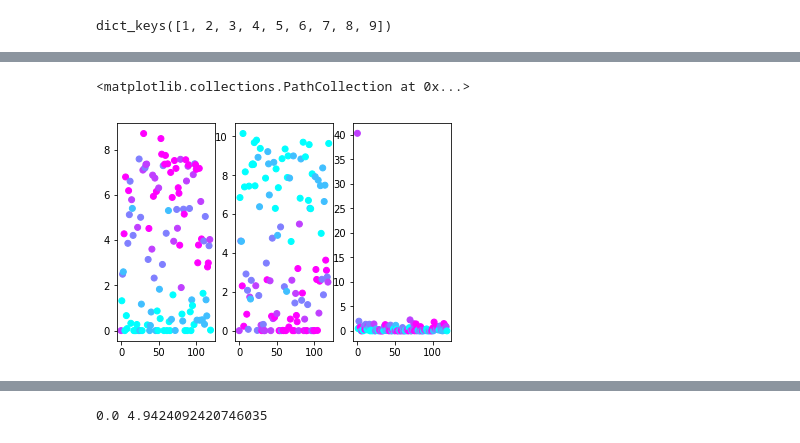
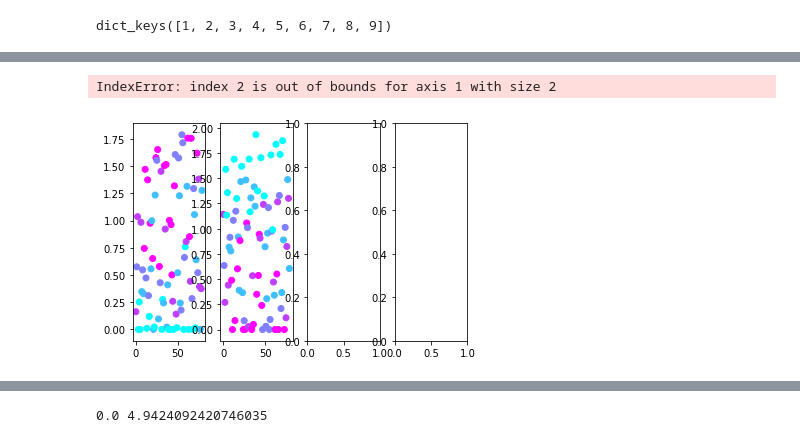
Before and after one commit to GiocomoLab/MightyMorphingPhotonRangers, a Jupyter notebook: NMF/NMFdebugging.ipynb, the cells around one changed output, grey strips where cells are left out. Cells and saved outputs as stored; diff of their text form; code cells hidden in the pictures.

Commit message:
clean up and add some plots for similarity stuff

```diff
--- a/NMF/NMFdebugging.ipynb
+++ b/NMF/NMFdebugging.ipynb
@@ -48,8 +52,8 @@ df_mouse
 # %%
-sess = df_mouse.iloc[-1]
+sess = df_mouse.iloc[-3]
 # %%
 VRDat,C, S, A = pp.load_scan_sess(sess)
-Smean = np.mean(S,axis=0)
-S /= Smean[np.newaxis,:]
+# Smean = np.mean(S,axis=0)
+S /= 1564 #Smean[np.newaxis,:]
 # %% [output]
 num aberrant ttls 0.0
@@ -62,7 +66,9 @@ frame diff 0
 # %%
 trial_info, tstart_inds, teleport_inds = u.by_trial_info(VRDat)
 S_trial_mat, occ, edges, centers = u.make_pos_bin_trial_matrices(S,VRDat.pos._values,tstart_inds,teleport_inds,bin_size=10)
+S_trial_mat[np.isnan(S_trial_mat)]=0
 S_flatmat = S_trial_mat.reshape([S_trial_mat.shape[0],-1])
+effMorph = trial_info['morphs']+ trial_info['bckgndJitter']+trial_info['wallJitter']+trial_info['towerJitter']
 # %%
 print(S_flatmat.shape,S_trial_mat.shape)
 # %% [output]
@@ -125,7 +129,7 @@ print(results.keys())
 # %% [output]
 dict_keys([1, 2, 3, 4, 5, 6, 7, 8, 9])
 # %%
-W,H = results[3]['factors'][0][0], results[3]['factors'][0][1]
+W,H = results[2]['factors'][0][0], results[2]['factors'][0][1]
 # %%
 print(W.shape,H.shape)
 print(S_flatmat.shape)
@@ -135,12 +139,13 @@ print(S_flatmat.shape)
 # %%
-f,ax = plt.subplots(1,3)
+f,ax = plt.subplots(1,4)
 xarr = np.arange(W.shape[0])
 ax[0].scatter(xarr,W[:,0],c=trial_info['morphs'],cmap='cool')
 ax[1].scatter(xarr,W[:,1],c=trial_info['morphs'],cmap='cool')
 ax[2].scatter(xarr,W[:,2],c=trial_info['morphs'],cmap='cool')
+ax[3].scatter(xarr,W[:,3],c=trial_info['morphs'],cmap='cool')
 # %% [output]
-<matplotlib.collections.PathCollection at 0x...>
+IndexError: index 2 is out of bounds for axis 1 with size 2
-[figure, old version]
+[figure, new version]
 # %%
 f,ax = plt.subplots()
 ax.scatter(W[:,0],W[:,1],c=trial_info['morphs'],cmap='cool')
```
Also changed, not shown: parts of 15 cells of this notebook, 23 other files.
